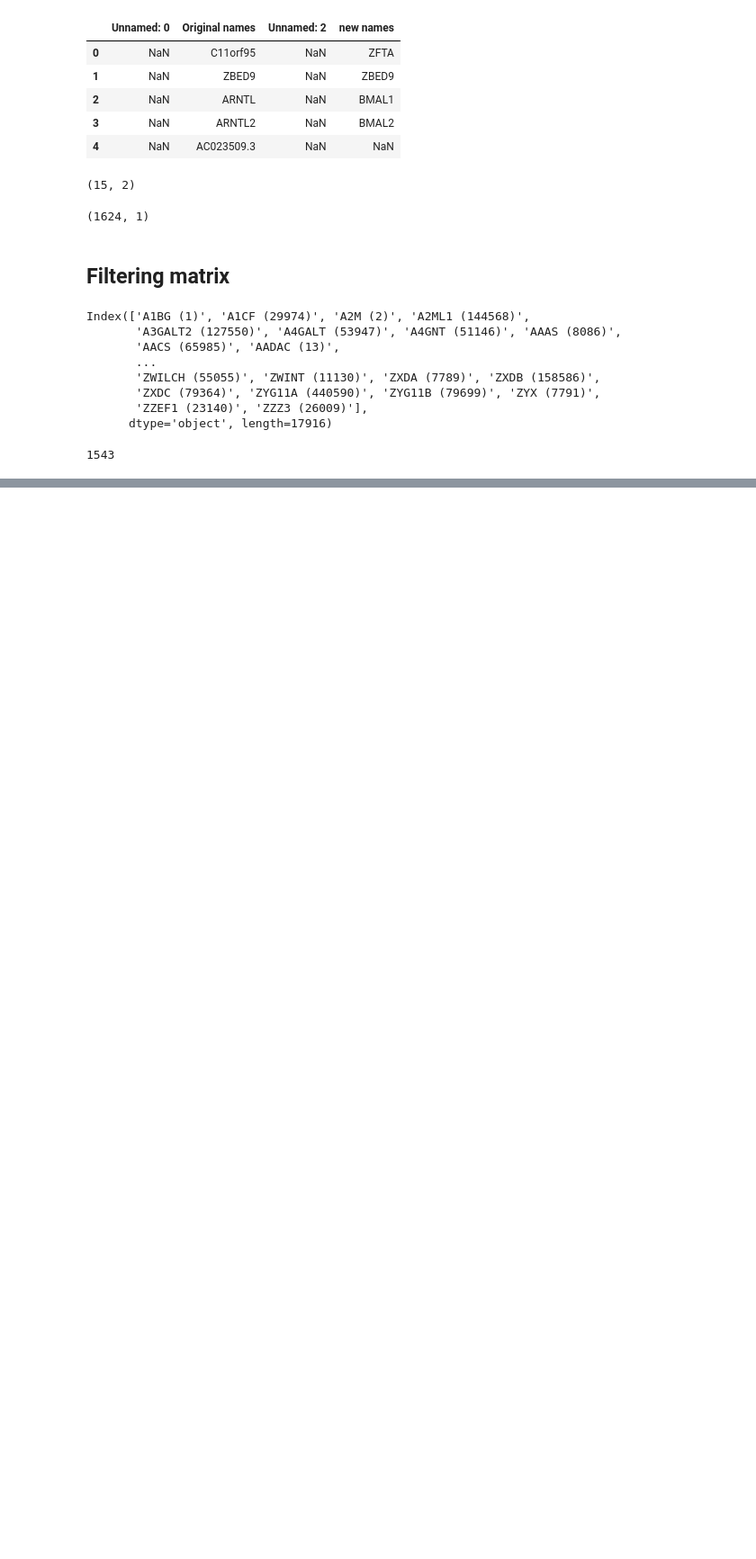
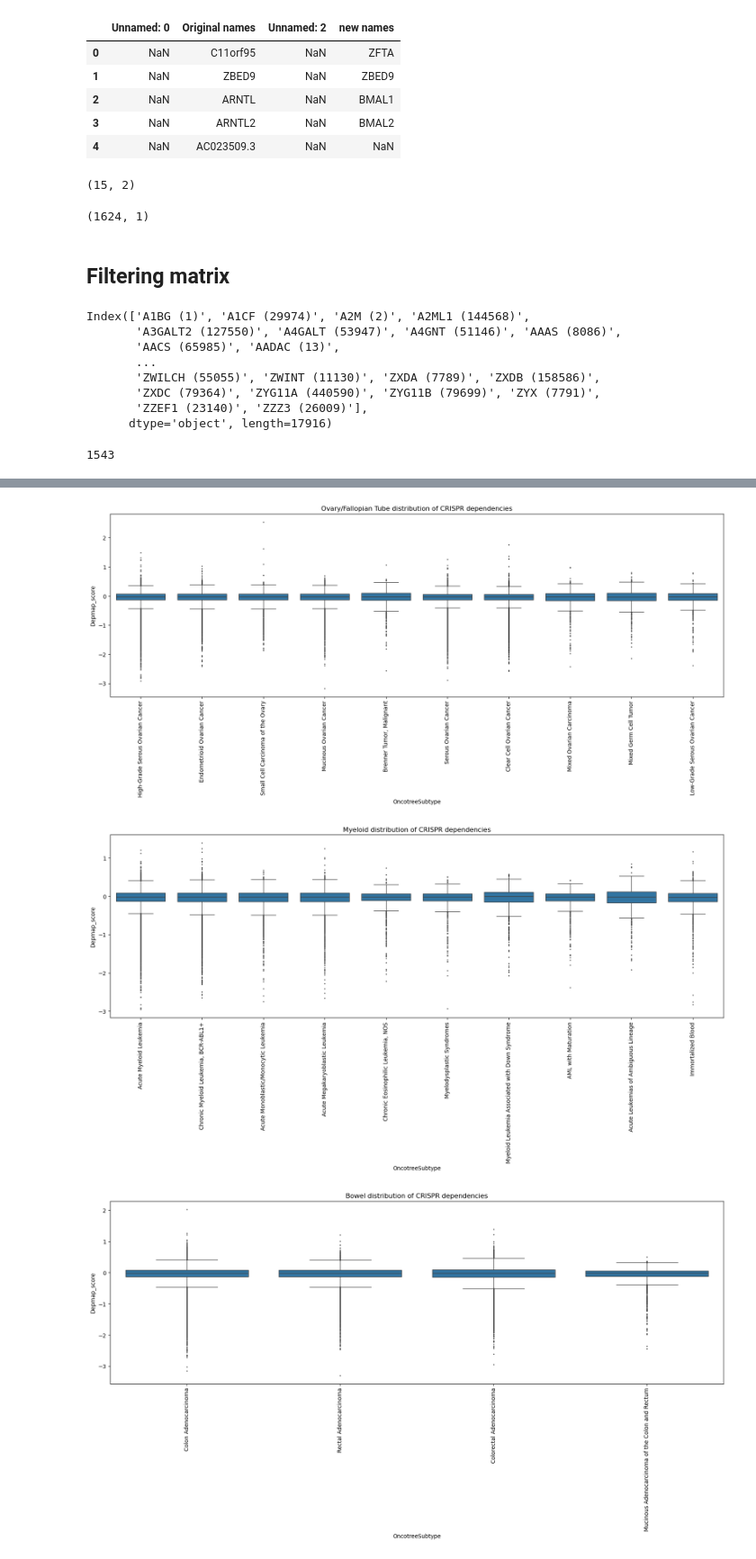
Before and after one commit to ddiannae/cancer_bootcamp25, a Jupyter notebook: project_week_get_tf_dependencies.ipynb, the cells around one changed output, grey strips where cells are left out. Shown at 90% size. Saved outputs shown, nothing was run; the diff lists cells and outputs as text; code cells hidden in the pictures; blank space fills up the shorter version.

```diff
--- a/project_week_get_tf_dependencies.ipynb
+++ b/project_week_get_tf_dependencies.ipynb
@@ -97,0 +198,15 @@ NameError: name 'tc' is not defined
+# %%
+def make_boxplots(lineage):
+    crispr_dependencies_long_lineage = crispr_dependencies_long.loc[crispr_dependencies_long['OncotreeLineage'] == lineage, :]
+    plt.figure(figsize = (20,6))
+    sns.boxplot(crispr_dependencies_long_lineage, x = "OncotreeSubtype" , y = "Depmap_score", fliersize= 1).set(title = f"{lineage} distribution of CRISPR dependencies")
+   # plt.title("Distribution of CRISPR dependencies")
+    plt.xticks(rotation = 90)
+    plt.show()
+# %%
+for lineage in crispr_dependencies_long['OncotreeLineage'].unique():
+    make_boxplots(lineage)
+# %% [output]
+[figure, added]
+[figure, added]
+[figure, added]
```
Also changed, not shown: parts of 14 cells of this notebook.
